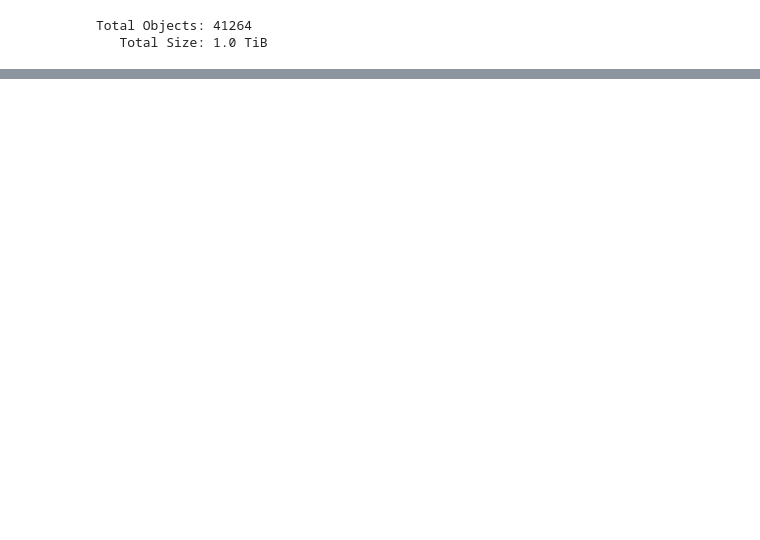
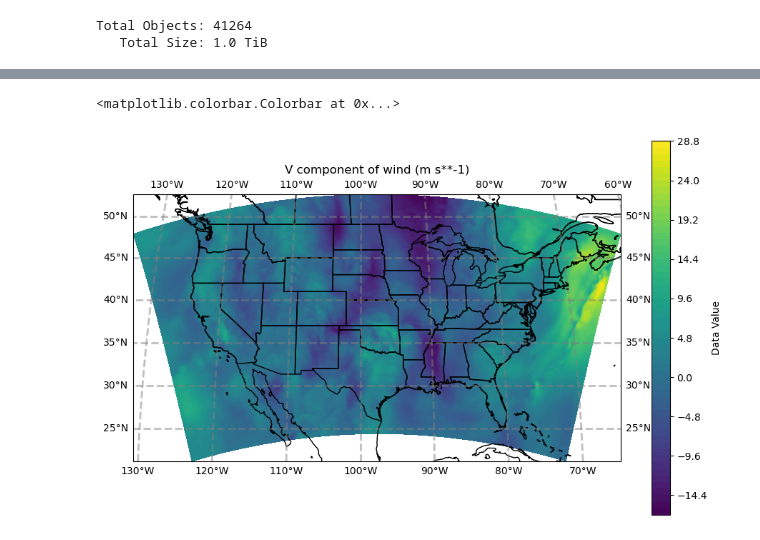
Before and after one commit to JoeBeyrer/storm-surge-parametric-inputs, a Jupyter notebook: inpData.ipynb, the cells around one changed output, grey strips where cells are left out. Saved outputs shown, nothing was run; the diff lists cells and outputs as text; code cells hidden in the pictures; blank space fills up the shorter version.

Commit message:
Load grib data and create plots

```diff
--- a/inpData.ipynb
+++ b/inpData.ipynb
@@ -118,0 +139,13 @@ Total Objects: 41264
+# %%
+# Open the GRIB2 file
+grbs = pygrib.open('hrrr.20210101/conus/hrrr.t18z.wrfnatf00.grib2')
+
+for grb in grbs:
+    print(grb)
+
+# Get the first GRIB message (grid)
+grb = grbs[17]
+
+# If you want specific grid details like latitudes and longitude
+lat, lon = grb.latlons()
+lat.min(), lat.max(), lon.min(), lon.max()
@@ -118,0 +171,20 @@ Total Objects: 41264
+# %%
+values, lats, lons = grb.data()
+
+map_crs = ccrs.Robinson(central_longitude=260)
+
+fig = plt.figure(figsize=(11, 8.5))
+
+ax = plt.subplot(1, 1, 1, projection=map_crs)
+ax.set_title('%s (%s)' % (grb.name, grb.units))
+
+ax.gridlines(draw_labels=True, linewidth=2, color='gray', alpha=0.5, linestyle='--')
+
+ax.add_feature(cfeature.COASTLINE.with_scale('50m'))
+ax.add_feature(cfeature.STATES.with_scale('50m'))
+
+contour = ax.contourf(lons, lats, values, 60, transform=ccrs.PlateCarree())
+fig.colorbar(contour, ax=ax, orientation='vertical', shrink=0.8, label='Data Value')
+# %% [output]
+<matplotlib.colorbar.Colorbar at 0x...>
+[figure, added]
```
Also changed, not shown: parts of 12 cells of this notebook.
